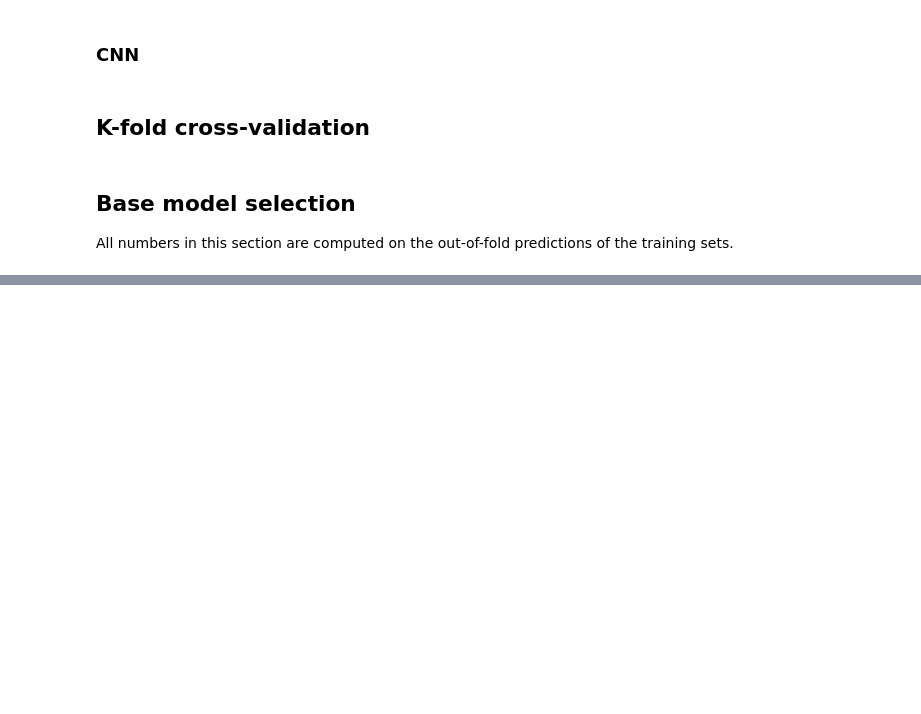
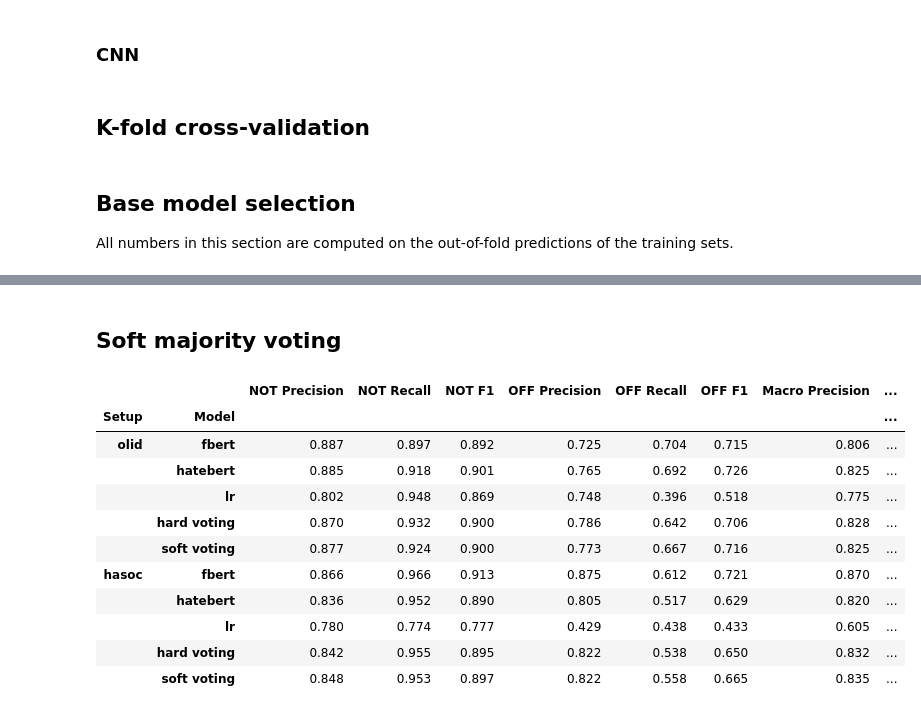
Before and after one commit to s4ddo/subjective-assignment-3, a Jupyter notebook: A5-code-group3.ipynb, the cells around one changed output, grey strips where cells are left out. Saved outputs shown, nothing was run; the diff lists cells and outputs as text; code cells hidden in the pictures; blank space fills up the shorter version.

Commit message:
A5: test predictions with probabilities, hard and soft voting

```diff
--- a/A5-code-group3.ipynb
+++ b/A5-code-group3.ipynb
@@ -449,0 +506,5 @@ pd.DataFrame(rows).set_index(["Setup", "Combination"]).round(3)
+# %%
+ensembles = {}
+for setup in TRAIN_SETS:
+    votes = np.stack([test[(model, setup)]["prediction"].values for model in SELECTED])
+    ensembles[("hard voting", setup)] = (votes.sum(axis=0) >= 2).astype(int)
@@ -449,0 +565,21 @@ pd.DataFrame(rows).set_index(["Setup", "Combination"]).round(3)
+# %% [markdown]
+## Soft majority voting
+# %%
+for setup in TRAIN_SETS:
+    mean_probability = np.mean([test[(model, setup)]["probability"].values for model in SELECTED], axis=0)
+    ensembles[("soft voting", setup)] = (mean_probability >= 0.5).astype(int)
+
+results_table()
+# %% [output]
+|  |  | NOT Precision | NOT Recall | NOT F1 | OFF Precision | OFF Recall | OFF F1 | Macro Precision | ... |
+| Setup | Model |  |  |  |  |  |  |  | ... |
+| olid | fbert | 0.887 | 0.897 | 0.892 | 0.725 | 0.704 | 0.715 | 0.806 | ... |
+|  | hatebert | 0.885 | 0.918 | 0.901 | 0.765 | 0.692 | 0.726 | 0.825 | ... |
+|  | lr | 0.802 | 0.948 | 0.869 | 0.748 | 0.396 | 0.518 | 0.775 | ... |
+|  | hard voting | 0.870 | 0.932 | 0.900 | 0.786 | 0.642 | 0.706 | 0.828 | ... |
+|  | soft voting | 0.877 | 0.924 | 0.900 | 0.773 | 0.667 | 0.716 | 0.825 | ... |
+| hasoc | fbert | 0.866 | 0.966 | 0.913 | 0.875 | 0.612 | 0.721 | 0.870 | ... |
+|  | hatebert | 0.836 | 0.952 | 0.890 | 0.805 | 0.517 | 0.629 | 0.820 | ... |
+|  | lr | 0.780 | 0.774 | 0.777 | 0.429 | 0.438 | 0.433 | 0.605 | ... |
+|  | hard voting | 0.842 | 0.955 | 0.895 | 0.822 | 0.538 | 0.650 | 0.832 | ... |
+|  | soft voting | 0.848 | 0.953 | 0.897 | 0.822 | 0.558 | 0.665 | 0.835 | ... |
```
Also changed, not shown: parts of 11 cells of this notebook, 47 other files.
